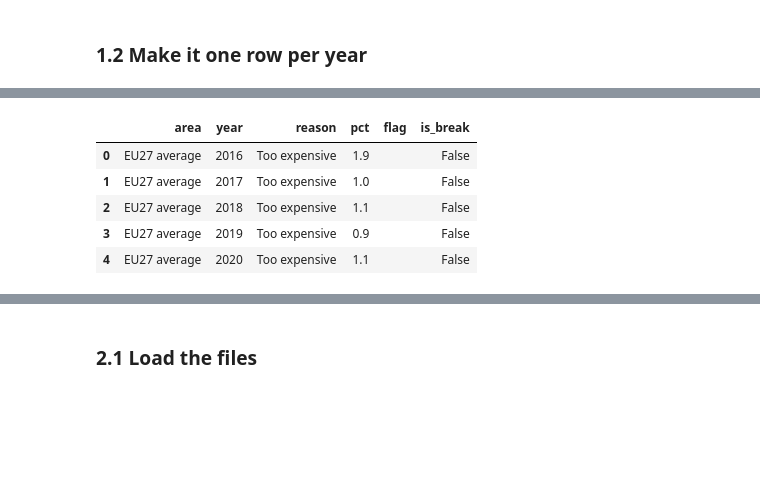
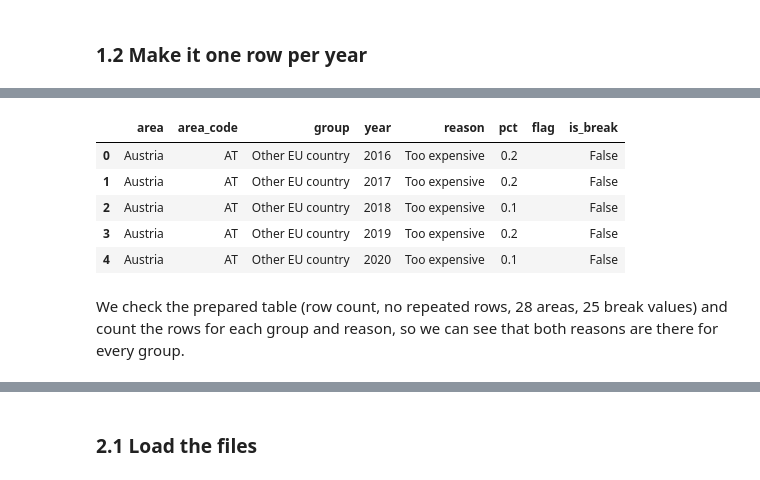
Before and after one commit to Jupiterium/ie-healthcare-access-dataviz, a Jupyter notebook: Data_Audit_Pandas_v4.ipynb, the cells around one changed output, grey strips where cells are left out. Cells and saved outputs as stored; diff of their text form; code cells hidden in the pictures; blank space fills up the shorter version.

```diff
--- a/Data_Audit_Pandas_v4.ipynb
+++ b/Data_Audit_Pandas_v4.ipynb
@@ -68,7 +66,7 @@ Eurostat sends the data wide, with one column per year. A missing value is `:` a
 EUROSTAT = "https://ec.europa.eu/eurostat/api/dissemination/sdmx/2.1/data/"
 url = (
     EUROSTAT
-    + "hlth_silc_08/A.PC.TOTAL.TXP+WLIST.Y_GE16.T.IE+EU27_2020?format=TSV&compressed=false&startPeriod=2016&endPeriod=2025"
+    + "hlth_silc_08/A.PC.TOTAL.TXP+WLIST.Y_GE16.T.?format=TSV&compressed=false&startPeriod=2016&endPeriod=2025"
 )
 
 raw = pd.read_csv(url, sep="\t")
@@ -76,5 +74,6 @@ raw.columns = [c.strip() for c in raw.columns]
 raw.to_csv(RAW / "eurostat" / "hlth_silc_08.csv", index=False)  # keep the raw table
 sources.append(("Eurostat hlth_silc_08", url, len(raw)))
 
-raw
+print(raw.shape)
+raw.head()
 # %% [output]
@@ -111,0 +119,12 @@ long[["geo", "year", "reason", "pct", "flag"]].head()
+# %%
+EU27 = "AT BE BG HR CY CZ DK EE FI FR DE EL HU IE IT LV LT LU MT NL PL PT RO SK SI ES SE".split()
+kept = long[long["geo"].isin(EU27 + ["EU27_2020"])].copy()  # the 27 EU countries and the EU27 average
+dropped = sorted(set(long["geo"]) - set(kept["geo"]))
+
+print(
+    "Area codes loaded:", long["geo"].nunique(), "| kept:", kept["geo"].nunique(), "| dropped:", len(dropped)
+)
+print("Dropped:", dropped)
+
+assert long["geo"].nunique() == 46 and kept["geo"].nunique() == 28
+assert len(long) == 920 and len(kept) == 560
@@ -156,22 +212,57 @@ EU cost 2016 to 2018: [1.9, 1.0, 1.1]
 # %%
-unmet_need_by_reason = long.rename(columns={"geo": "area"})
-unmet_need_by_reason["area"] = unmet_need_by_reason["area"].map(
-    {"IE": "Ireland", "EU27_2020": "EU27 average"}
-)
+names = {
+    "AT": "Austria",
+    "BE": "Belgium",
+    "BG": "Bulgaria",
+    "HR": "Croatia",
+    "CY": "Cyprus",
+    "CZ": "Czechia",
+    "DK": "Denmark",
+    "EE": "Estonia",
+    "FI": "Finland",
+    "FR": "France",
+    "DE": "Germany",
+    "EL": "Greece",
+    "HU": "Hungary",
+    "IE": "Ireland",
+    "IT": "Italy",
+    "LV": "Latvia",
+    "LT": "Lithuania",
+    "LU": "Luxembourg",
+    "MT": "Malta",
+    "NL": "Netherlands",
+    "PL": "Poland",
+    "PT": "Portugal",
+    "RO": "Romania",
+    "SK": "Slovakia",
+    "SI": "Slovenia",
+    "ES": "Spain",
+    "SE": "Sweden",
+    "EU27_2020": "EU27 average",
+}
+
+unmet_need_by_reason = kept.rename(columns={"geo": "area_code"})
+unmet_need_by_reason["area"] = unmet_need_by_reason["area_code"].map(names)
+unmet_need_by_reason["group"] = "Other EU country"
+unmet_need_by_reason.loc[unmet_need_by_reason["area_code"] == "IE", "group"] = "Ireland"
+unmet_need_by_reason.loc[unmet_need_by_reason["area_code"] == "EU27_2020", "group"] = "EU average"
 unmet_need_by_reason["reason"] = unmet_need_by_reason["reason"].map(
     {"TXP": "Too expensive", "WLIST": "Waiting list"}
 )
 unmet_need_by_reason["is_break"] = unmet_need_by_reason["flag"].str.contains("b")
 
-unmet_need_by_reason = unmet_need_by_reason[["area", "year", "reason", "pct", "flag", "is_break"]]
+columns = ["area", "area_code", "group", "year", "reason", "pct", "flag", "is_break"]
+unmet_need_by_reason = unmet_need_by_reason[columns]
 unmet_need_by_reason = unmet_need_by_reason.sort_values(["area", "reason", "year"]).reset_index(drop=True)
 
 unmet_need_by_reason.head()
 # %% [output]
-|  | area | year | reason | pct | flag | is_break |
-| 0 | EU27 average | 2016 | Too expensive | 1.9 |  | False |
-| 1 | EU27 average | 2017 | Too expensive | 1.0 |  | False |
-| 2 | EU27 average | 2018 | Too expensive | 1.1 |  | False |
-| 3 | EU27 average | 2019 | Too expensive | 0.9 |  | False |
-| 4 | EU27 average | 2020 | Too expensive | 1.1 |  | False |
+|  | area | area_code | group | year | reason | pct | flag | is_break |
+| 0 | Austria | AT | Other EU country | 2016 | Too expensive | 0.2 |  | False |
+| 1 | Austria | AT | Other EU country | 2017 | Too expensive | 0.2 |  | False |
+| 2 | Austria | AT | Other EU country | 2018 | Too expensive | 0.1 |  | False |
+| 3 | Austria | AT | Other EU country | 2019 | Too expensive | 0.2 |  | False |
+| 4 | Austria | AT | Other EU country | 2020 | Too expensive | 0.1 |  | False |
+# %% [markdown]
+We check the prepared table (row count, no repeated rows, 28 areas, 25 break values) and count the rows for each group and reason, so we can see that both reasons are there for every group.
 # %%
```
Also changed, not shown: parts of 39 cells of this notebook, 11 other files.
